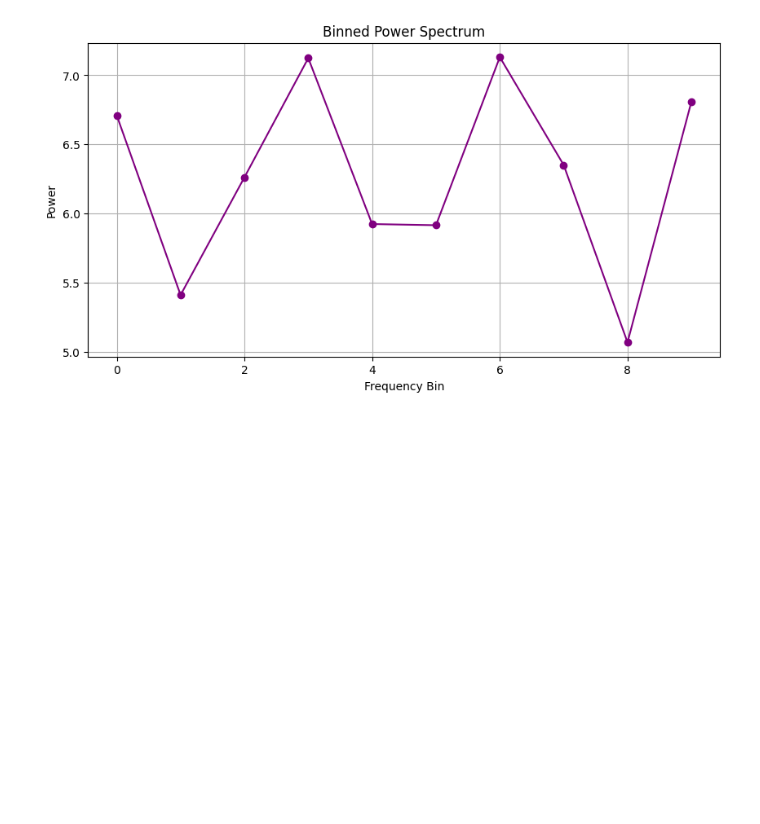
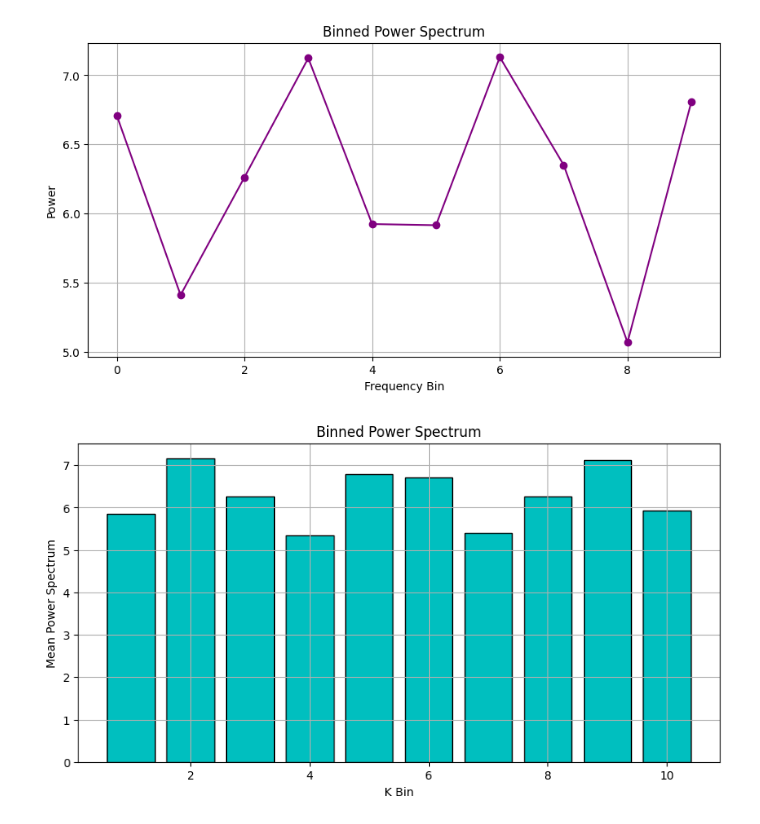
Before and after one commit to shayakbarh/Comp_Phy_Assignment_3, a Jupyter notebook: q_13.ipynb, the cells around one changed output. Drawn from its saved outputs; the diff is of its cells as text; code cells hidden in the pictures; blank space fills up the shorter version.

```diff
--- a/q_13.ipynb
+++ b/q_13.ipynb
@@ -80,3 +80,23 @@ plt.grid(True)
 plt.show()
 # %% [output]
 [figure]
+# %%
+num_bins = 10
+bin_edges = np.linspace(np.min(karr), np.max(karr), num_bins + 1)
+bin_indices = np.digitize(karr, bin_edges)
+binned_power_spectrum = np.zeros(num_bins)
+
+for i in range(num_bins):
+    indices_in_bin = np.where(bin_indices == i+1)[0]
+    binned_power_spectrum[i] = np.mean(power_spectrum[indices_in_bin])
+
+# Plotting the binned power spectrum
+plt.figure(figsize=(10, 5))
+plt.bar(range(1, num_bins + 1), binned_power_spectrum, color = 'c', edgecolor = 'k')
+plt.title("Binned Power Spectrum")
+plt.xlabel('K Bin')
+plt.ylabel ('Mean Power Spectrum')
+plt.grid(True)
+plt.show()
+# %% [output]
+[figure, added]
```
